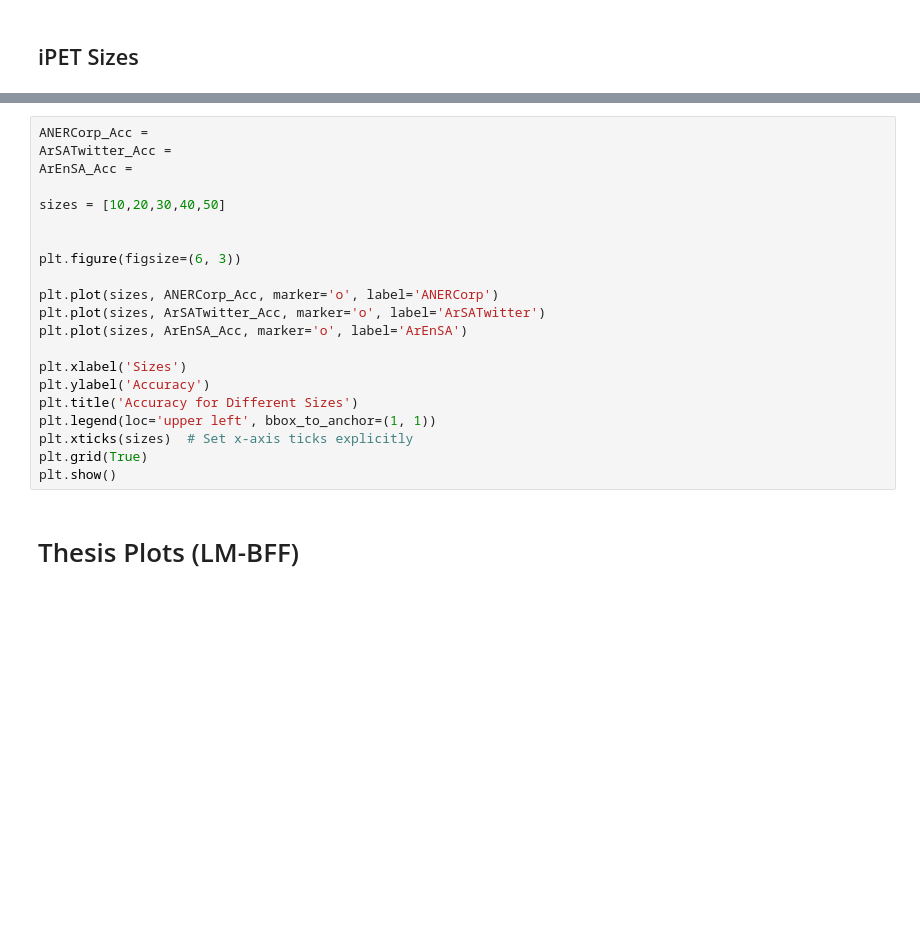
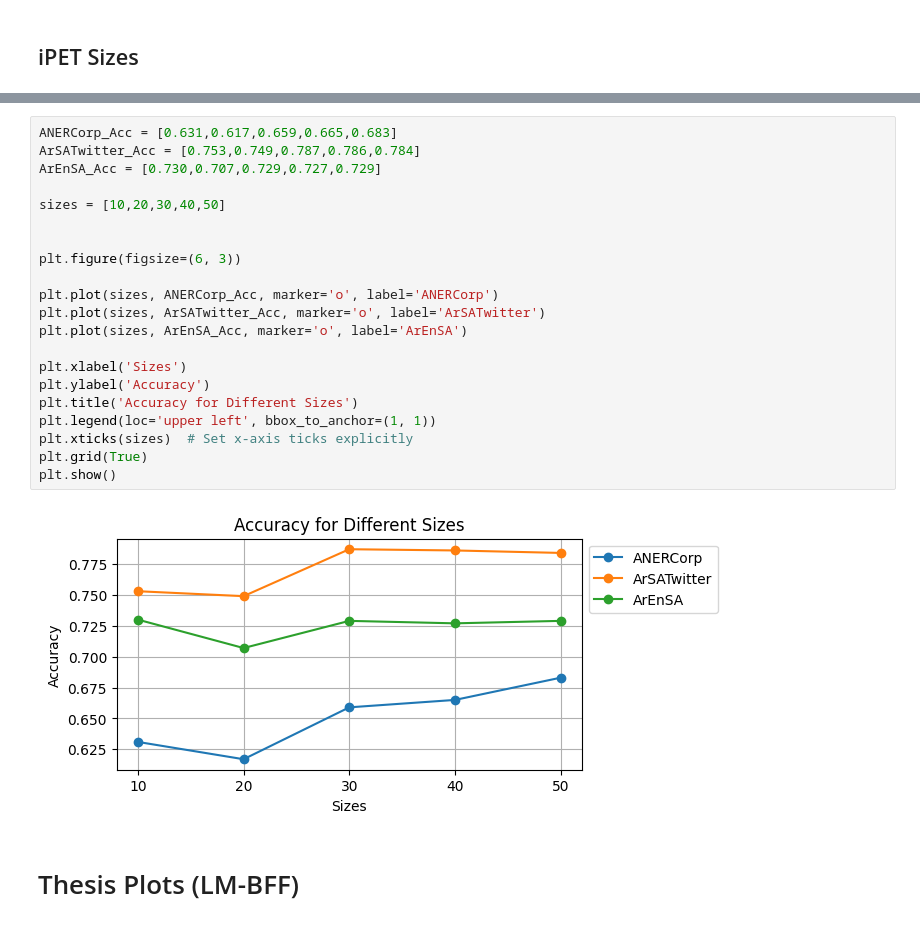
Before and after one commit to moeyad7/Thesis_Data, a Jupyter notebook: thesis-plots.ipynb, the cells around one changed output, grey strips where cells are left out. Drawn from its saved outputs; the diff is of its cells as text; blank space fills up the shorter version.

```diff
--- a/thesis-plots.ipynb
+++ b/thesis-plots.ipynb
@@ -846,24 +848,26 @@ plt.show()
 # %%
-ANERCorp_Acc =
-ArSATwitter_Acc =
-ArEnSA_Acc =
+ANERCorp_Acc = [0.631,0.617,0.659,0.665,0.683]
+ArSATwitter_Acc = [0.753,0.749,0.787,0.786,0.784]
+ArEnSA_Acc = [0.730,0.707,0.729,0.727,0.729]
 
 sizes = [10,20,30,40,50]
 
 
 plt.figure(figsize=(6, 3))
 
 plt.plot(sizes, ANERCorp_Acc, marker='o', label='ANERCorp')
 plt.plot(sizes, ArSATwitter_Acc, marker='o', label='ArSATwitter')
 plt.plot(sizes, ArEnSA_Acc, marker='o', label='ArEnSA')
 
 plt.xlabel('Sizes')
 plt.ylabel('Accuracy')
 plt.title('Accuracy for Different Sizes')
 plt.legend(loc='upper left', bbox_to_anchor=(1, 1))
 plt.xticks(sizes)  # Set x-axis ticks explicitly
 plt.grid(True)
 plt.show()
+# %% [output]
+[figure, added]
 # %% [markdown]
 # Thesis Plots (LM-BFF)
 # %% [markdown]
```
Also changed, not shown: parts of 6 cells of this notebook, 5 other files.
